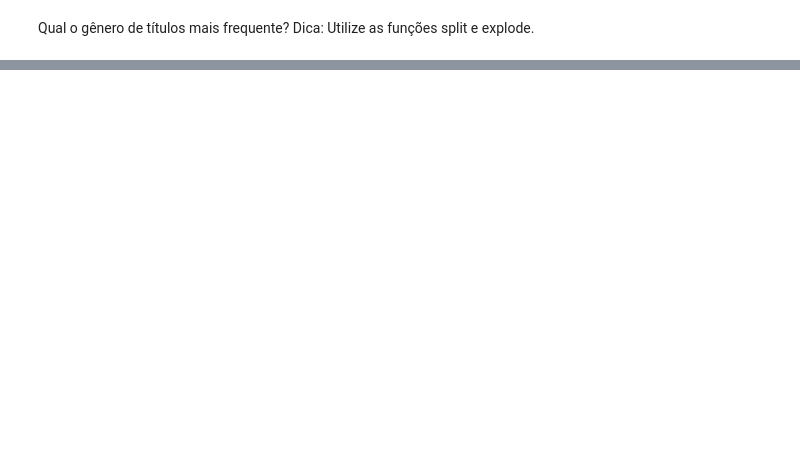
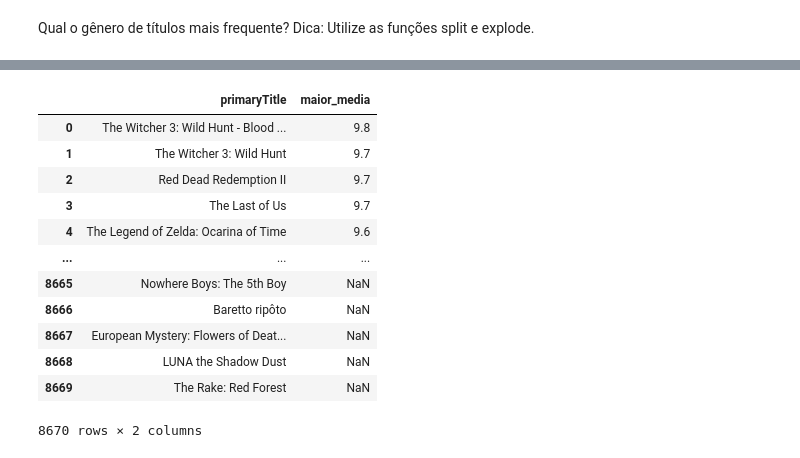
Before and after one commit to 6abi/bootcamp-dados-igti, a Jupyter notebook: semana02/desafio/desafio1.ipynb, the cells around one changed output, grey strips where cells are left out. Saved outputs shown, nothing was run; the diff lists cells and outputs as text; code cells hidden in the pictures; blank space fills up the shorter version.

```diff
--- a/semana02/desafio/desafio1.ipynb
+++ b/semana02/desafio/desafio1.ipynb
@@ -49,0 +188,28 @@ Dica: Utilize as funções split e explode.
+# %%
+ (
+    df_titles
+    .join(df_ratings, 'tconst', 'left')
+    .withColumn('genres_array', f.split(f.col('genres'), ','))
+    .withColumn('genres_unico', f.explode(f.col('genres_array')))
+    .withColumn('primaryTitle', f.col('primaryTitle'))
+    .withColumn('originalTitle', f.col('originalTitle'))
+    .filter('titleType == "videoGame" AND genres_unico == "Adventure" ')
+    .groupby('primaryTitle')
+    .agg(f.avg(f.col('averageRating')).alias('maior_media'),)
+    .orderBy(desc('maior_media'))
+    .toPandas()
+)
+# %% [output]
+|  | primaryTitle | maior_media |
+| 0 | The Witcher 3: Wild Hunt - Blood ... | 9.8 |
+| 1 | The Witcher 3: Wild Hunt | 9.7 |
+| 2 | Red Dead Redemption II | 9.7 |
+| 3 | The Last of Us | 9.7 |
+| 4 | The Legend of Zelda: Ocarina of Time | 9.6 |
+| ... | ... | ... |
+| 8665 | Nowhere Boys: The 5th Boy | NaN |
+| 8666 | Baretto ripôto | NaN |
+| 8667 | European Mystery: Flowers of Deat... | NaN |
+| 8668 | LUNA the Shadow Dust | NaN |
+| 8669 | The Rake: Red Forest | NaN |
+8670 rows × 2 columns
```
Also changed, not shown: parts of 12 cells of this notebook, 1 other file.
